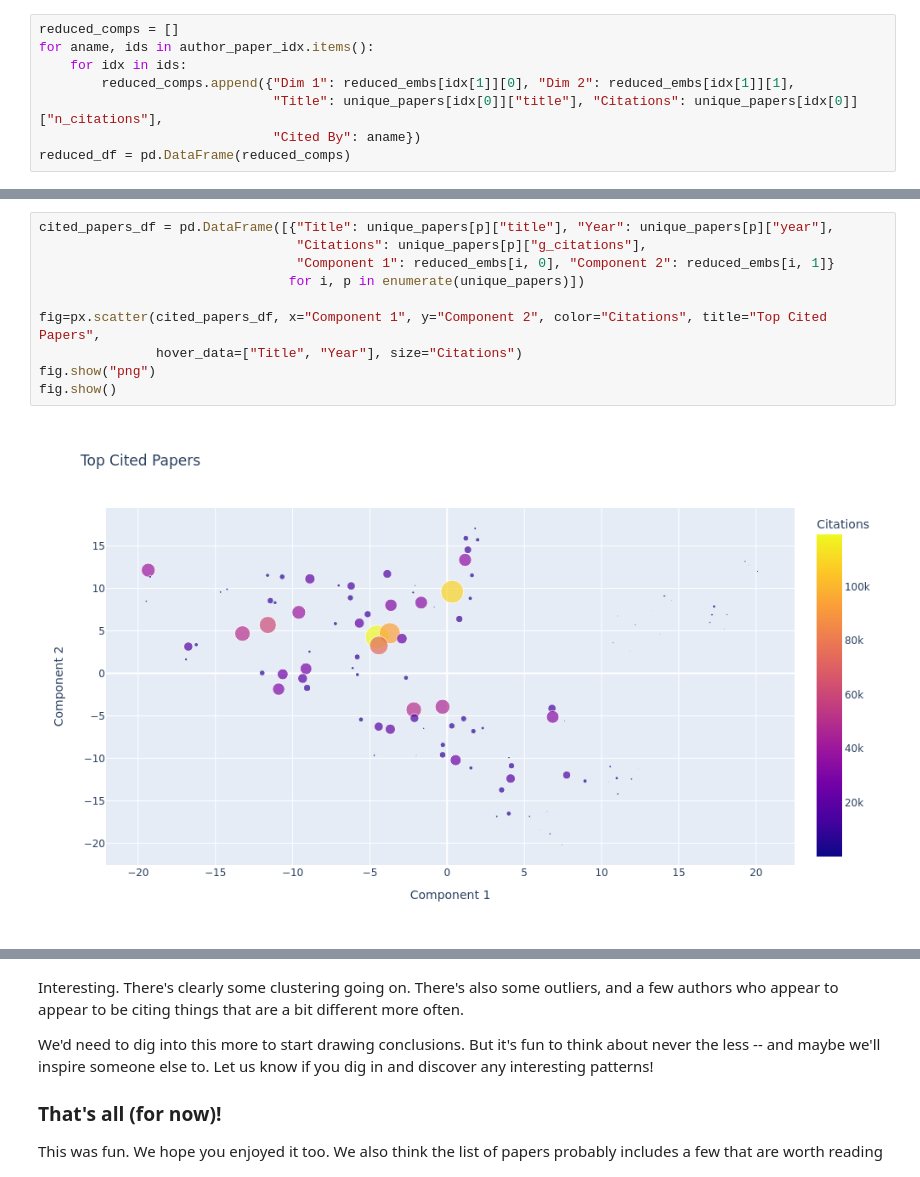
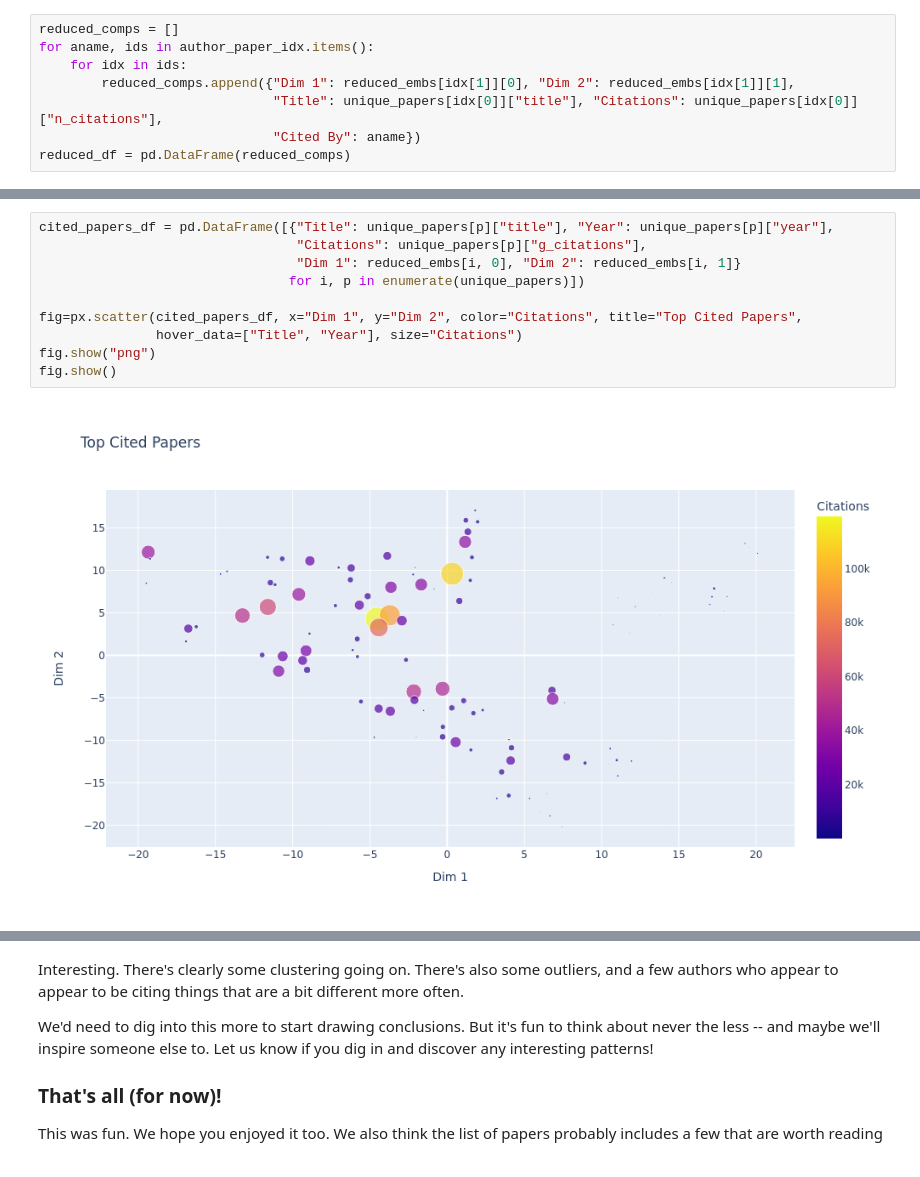
Before and after one commit to allenai/author-explorer, a Jupyter notebook: AuthorTopCitedPapers.ipynb, the cells around one changed output, grey strips where cells are left out. Drawn from its saved outputs; the diff is of its cells as text.

```diff
--- a/AuthorTopCitedPapers.ipynb
+++ b/AuthorTopCitedPapers.ipynb
@@ -407,15 +407,15 @@ fig.show()
 # %%
 cited_papers_df = pd.DataFrame([{"Title": unique_papers[p]["title"], "Year": unique_papers[p]["year"],
                                  "Citations": unique_papers[p]["g_citations"],
-                                 "Component 1": reduced_embs[i, 0], "Component 2": reduced_embs[i, 1]}
+                                 "Dim 1": reduced_embs[i, 0], "Dim 2": reduced_embs[i, 1]}
                                 for i, p in enumerate(unique_papers)])
 
-fig=px.scatter(cited_papers_df, x="Component 1", y="Component 2", color="Citations", title="Top Cited Papers",
+fig=px.scatter(cited_papers_df, x="Dim 1", y="Dim 2", color="Citations", title="Top Cited Papers",
                hover_data=["Title", "Year"], size="Citations")
 fig.show("png")
 fig.show()
 # %% [output]
-[figure, old version]
+[figure, new version]
 [interactive output not drawn]
 # %% [markdown]
 Interesting. There's clearly some clustering going on. There's also some outliers, and a few authors who appear to appear to be citing things that are a bit different more often.
```
Also changed, not shown: parts of 4 cells of this notebook.
